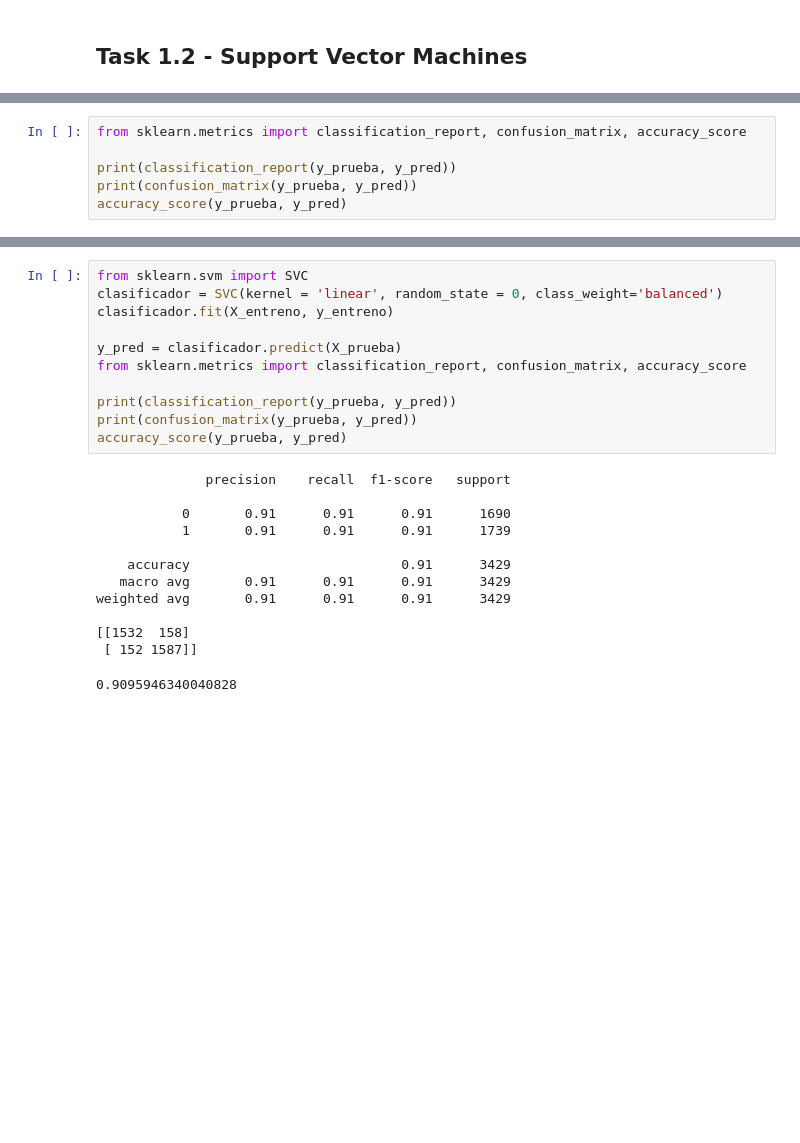
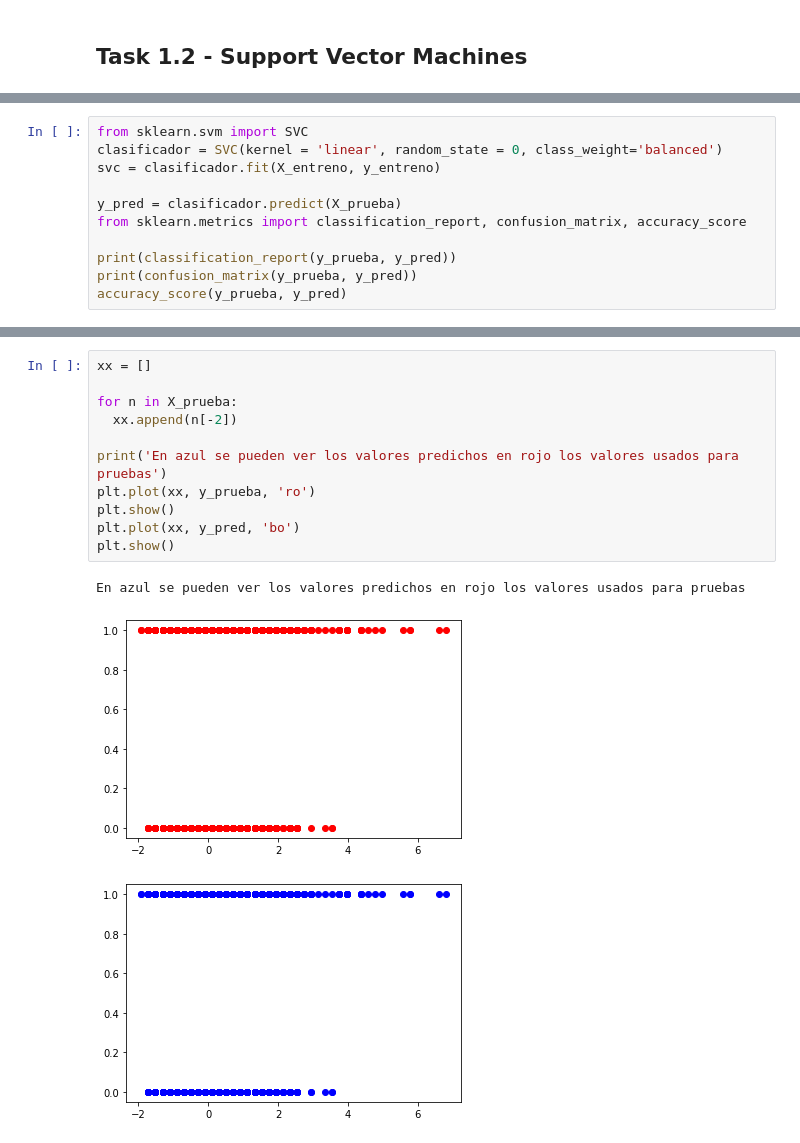
Before and after one commit to Diego-CB/Lab5-IA, a Jupyter notebook: lab5.ipynb, the cells around one changed output, grey strips where cells are left out. Drawn from its saved outputs; the diff is of its cells as text; blank space fills up the shorter version.

```diff
--- a/lab5.ipynb
+++ b/lab5.ipynb
@@ -220,5 +240,10 @@ plt.show()
 [figure]
 # %%
+from sklearn.svm import SVC
+clasificador = SVC(kernel = 'linear', random_state = 0, class_weight='balanced')
+svc = clasificador.fit(X_entreno, y_entreno)
+
+y_pred = clasificador.predict(X_prueba)
 from sklearn.metrics import classification_report, confusion_matrix, accuracy_score
 
 print(classification_report(y_prueba, y_pred))
@@ -240,24 +265,15 @@ weighted avg       0.26      0.51      0.34      3429
-# %%
-from sklearn.svm import SVC
-clasificador = SVC(kernel = 'linear', random_state = 0, class_weight='balanced')
-clasificador.fit(X_entreno, y_entreno)
-
-y_pred = clasificador.predict(X_prueba)
-from sklearn.metrics import classification_report, confusion_matrix, accuracy_score
-
-print(classification_report(y_prueba, y_pred))
-print(confusion_matrix(y_prueba, y_pred))
-accuracy_score(y_prueba, y_pred)
-# %% [output]
-              precision    recall  f1-score   support
-
-           0       0.91      0.91      0.91      1690
-           1       0.91      0.91      0.91      1739
-
-    accuracy                           0.91      3429
-   macro avg       0.91      0.91      0.91      3429
-weighted avg       0.91      0.91      0.91      3429
-
-[[1532  158]
- [ 152 1587]]
-0.9095946340040828
+# %%
+xx = []
+
+for n in X_prueba:
+  xx.append(n[-2])
+
+print('En azul se pueden ver los valores predichos en rojo los valores usados para pruebas')
+plt.plot(xx, y_prueba, 'ro')
+plt.show()
+plt.plot(xx, y_pred, 'bo')
+plt.show()
+# %% [output]
+En azul se pueden ver los valores predichos en rojo los valores usados para pruebas
+[figure, added]
+[figure, added]
```
Also changed, not shown: parts of 3 cells of this notebook, 1 other file.
